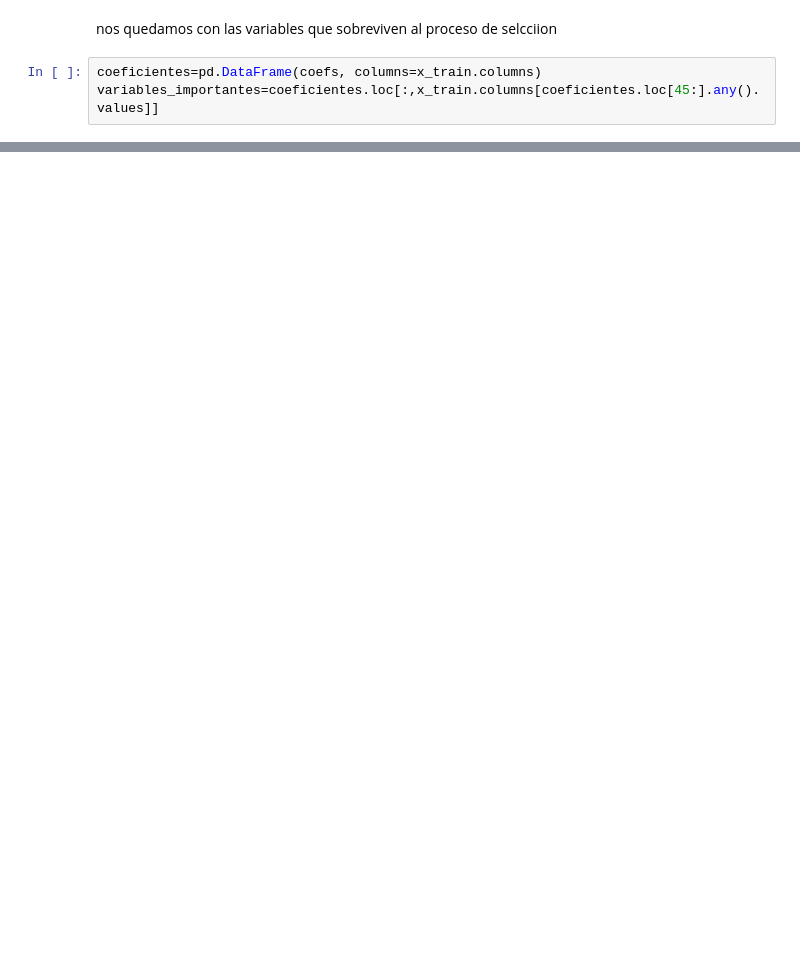
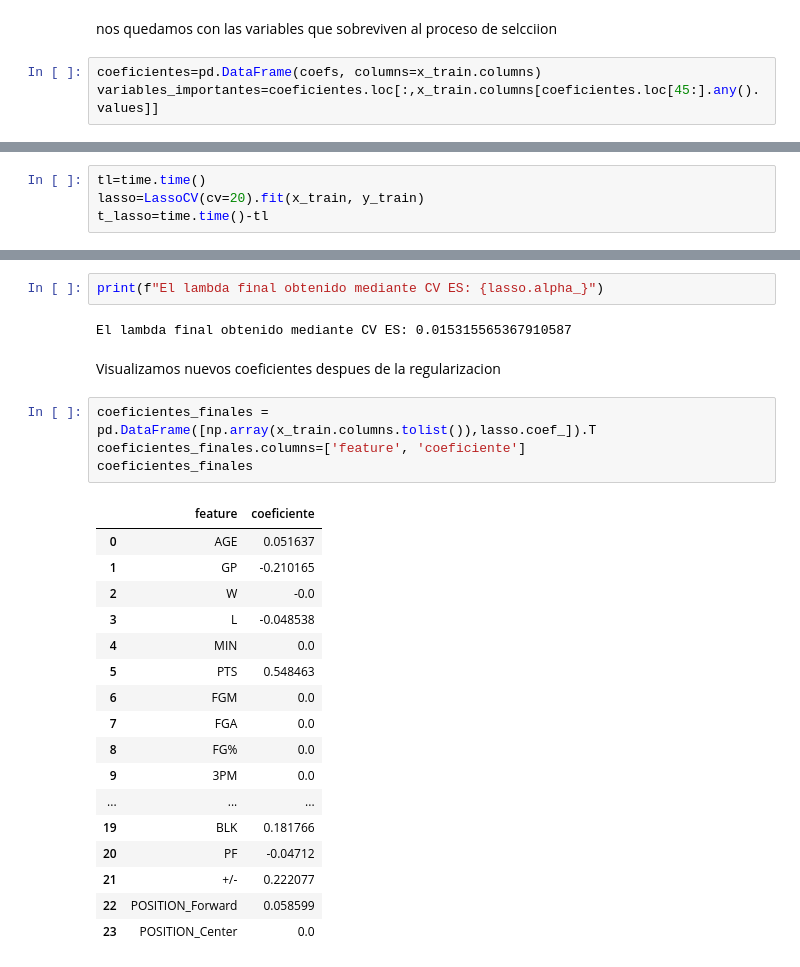
Before and after one commit to GORDIAN12/machine_learning, a Jupyter notebook: Regularization/regularization.ipynb, the cells around one changed output, grey strips where cells are left out. Drawn from its saved outputs; the diff is of its cells as text; blank space fills up the shorter version.

```diff
--- a/Regularization/regularization.ipynb
+++ b/Regularization/regularization.ipynb
@@ -371,0 +434,4 @@ plt.show()
+# %%
+tl=time.time()
+lasso=LassoCV(cv=20).fit(x_train, y_train)
+t_lasso=time.time()-tl
@@ -371,0 +458,28 @@ plt.show()
+# %%
+print(f"El lambda final obtenido mediante CV ES: {lasso.alpha_}")
+# %% [output]
+El lambda final obtenido mediante CV ES: 0.015315565367910587
+# %% [markdown]
+Visualizamos nuevos coeficientes despues de la regularizacion
+# %%
+coeficientes_finales = pd.DataFrame([np.array(x_train.columns.tolist()),lasso.coef_]).T
+coeficientes_finales.columns=['feature', 'coeficiente']
+coeficientes_finales
+# %% [output]
+|  | feature | coeficiente |
+| 0 | AGE | 0.051637 |
+| 1 | GP | -0.210165 |
+| 2 | W | -0.0 |
+| 3 | L | -0.048538 |
+| 4 | MIN | 0.0 |
+| 5 | PTS | 0.548463 |
+| 6 | FGM | 0.0 |
+| 7 | FGA | 0.0 |
+| 8 | FG% | 0.0 |
+| 9 | 3PM | 0.0 |
+| ... | ... | ... |
+| 19 | BLK | 0.181766 |
+| 20 | PF | -0.04712 |
+| 21 | +/- | 0.222077 |
+| 22 | POSITION_Forward | 0.058599 |
+| 23 | POSITION_Center | 0.0 |
```
Also changed, not shown: parts of 13 cells of this notebook.
